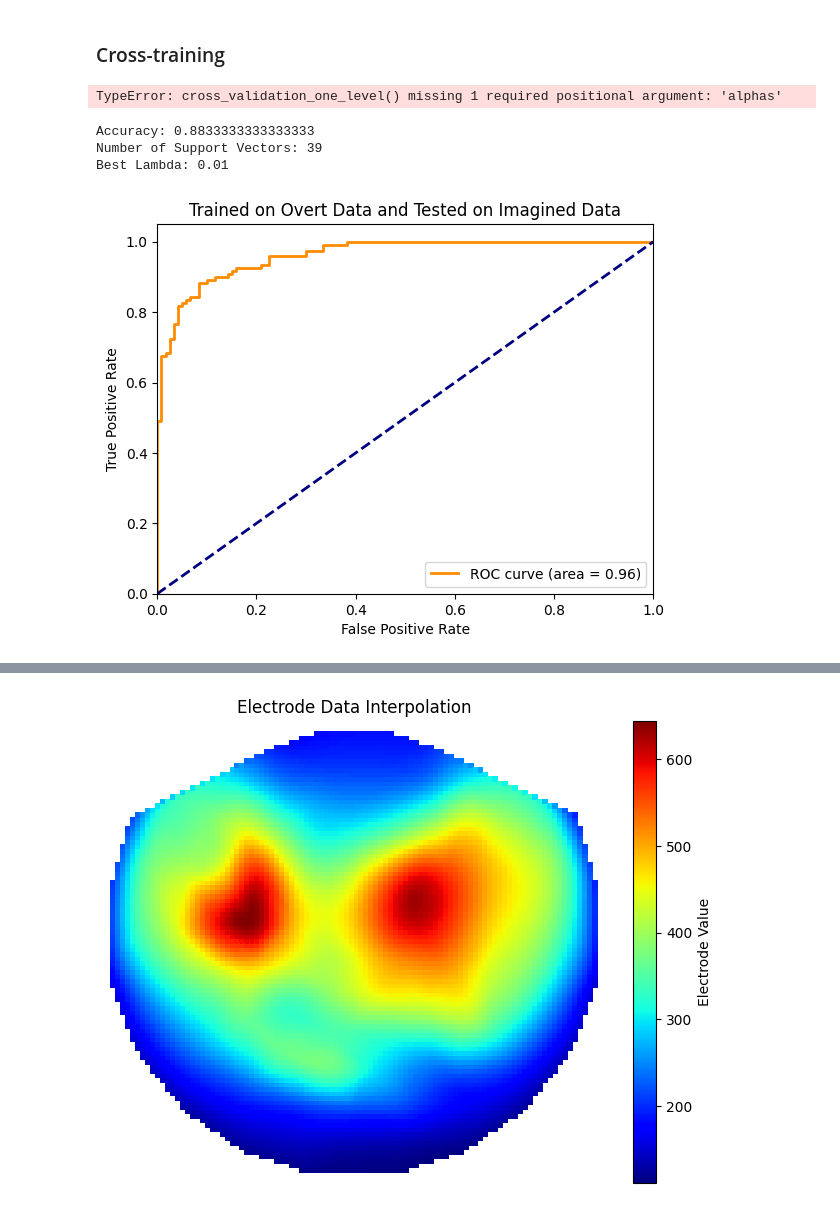
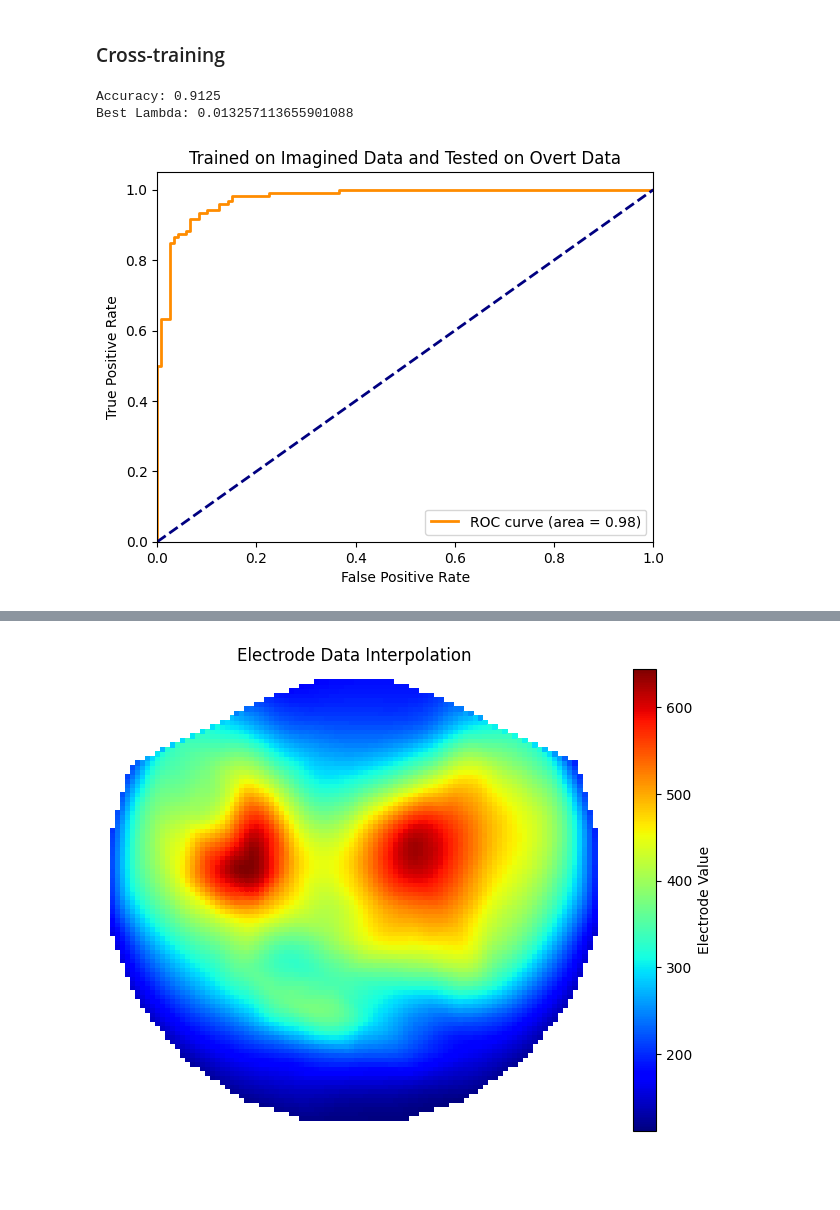
Before and after one commit to ritu1412/Brain-Computer_Interface_Movement_Decoding, a Jupyter notebook: BCI_Movement.ipynb, the cells around one changed output, grey strips where cells are left out. Cells and saved outputs as stored; diff of their text form; code cells hidden in the pictures; blank space fills up the shorter version.

```diff
--- a/BCI_Movement.ipynb
+++ b/BCI_Movement.ipynb
@@ -63,16 +61,3 @@ def svm_classifier(X_train, y_train, X_test, y_test, lambda_val):
     accuracy = accuracy_score(y_test, y_hat)
     decision_statistics = clf.decision_function(X_test)
     return accuracy, channel_weights, decision_statistics, len(clf.support_vectors_)
-# %%
-"""def calculate_lambda_accuracy(data, labels, lambda_val, num_folds):
-    fold_accuracy = 0
-    fold_alphas = []
-    kf = StratifiedKFold(n_splits=num_folds, shuffle=True,random_state=42)
-    for train_index, val_index in kf.split(data, labels):
-        train_data, val_data = data[train_index], data[val_index]
-        train_labels, val_labels = labels[train_index], labels[val_index]
-        accuracy, alphas, _, _ = svm_classifier(train_data, train_labels, val_data, val_labels, lambda_val)
-        fold_accuracy += accuracy
-        fold_alphas.append(alphas)
-
-    return fold_accuracy / num_folds, fold_alphas"""
@@ -368,43 +373,27 @@ Index: 140, Weight: 0.0013838703073457577
 # %%
 #train on Imagined data and test on Overt data
 X_train = np.concatenate((Img_data_1.T, Img_data_2.T))
 y_train = np.array([0]*len(Img_data_1.T) + [1]*len(Img_data_2.T))
 X_test = np.concatenate((Overt_data_1.T, Overt_data_2.T))
 y_test = np.array([0]*len(Overt_data_1.T) + [1]*len(Overt_data_2.T))
 
 # Standardizing the data
 scaler = StandardScaler()
 X_train = scaler.fit_transform(X_train)
 X_test = scaler.transform(X_test)
 
-accuracy,channel_weights,decision_statistics,best_lambda,num_support_vectors = cross_validation_one_level(X_train, y_train, X_test, y_test)
+alphas = np.logspace(-2, 4, num=50)
 
-print("Accuracy:", accuracy)
-print("Number of Support Vectors:", num_support_vectors)
-print("Best Lambda:", best_lambda)
+test_accuracy, channel_weights, decision_statistics, best_alpha = cross_validation_one_level(X_train, y_train, X_test, y_test,alphas=alphas)
+
+print("Accuracy:", test_accuracy)
+print("Best Lambda:", best_alpha)
 
 plot_roc_curve(y_test, decision_statistics, 'Trained on Imagined Data and Tested on Overt Data')
 # %% [output]
-TypeError: cross_validation_one_level() missing 1 required positional argument: 'alphas'
+Accuracy: 0.9125
+Best Lambda: 0.013257113655901088
+[figure, added]
-# %%
-#train on Overt data and test on Imagined data
-X_test = np.concatenate((Img_data_1.T, Img_data_2.T))
-y_test = np.array([0]*len(Img_data_1.T) + [1]*len(Img_data_2.T))
-X_train = np.concatenate((Overt_data_1.T, Overt_data_2.T))
-y_train = np.array([0]*len(Overt_data_1.T) + [1]*len(Overt_data_2.T))
-
-accuracy,channel_weights,decision_statistics,best_lambda,num_support_vectors = cross_validation_one_level(X_train, y_train, X_test, y_test)
-
-print("Accuracy:", accuracy)
-print("Number of Support Vectors:", num_support_vectors)
-print("Best Lambda:", best_lambda)
-
-plot_roc_curve(y_test, decision_statistics, 'Trained on Overt Data and Tested on Imagined Data')
-# %% [output]
-Accuracy: 0.8833333333333333
-Number of Support Vectors: 39
-Best Lambda: 0.01
-[figure, removed]
 # %%
 #read feaSubEOvert_1.csv file
 data1 = pd.read_csv('data/raw/feaSubEImg_1.csv', header=None)
```
Also changed, not shown: parts of 9 cells of this notebook, 1 other file.
